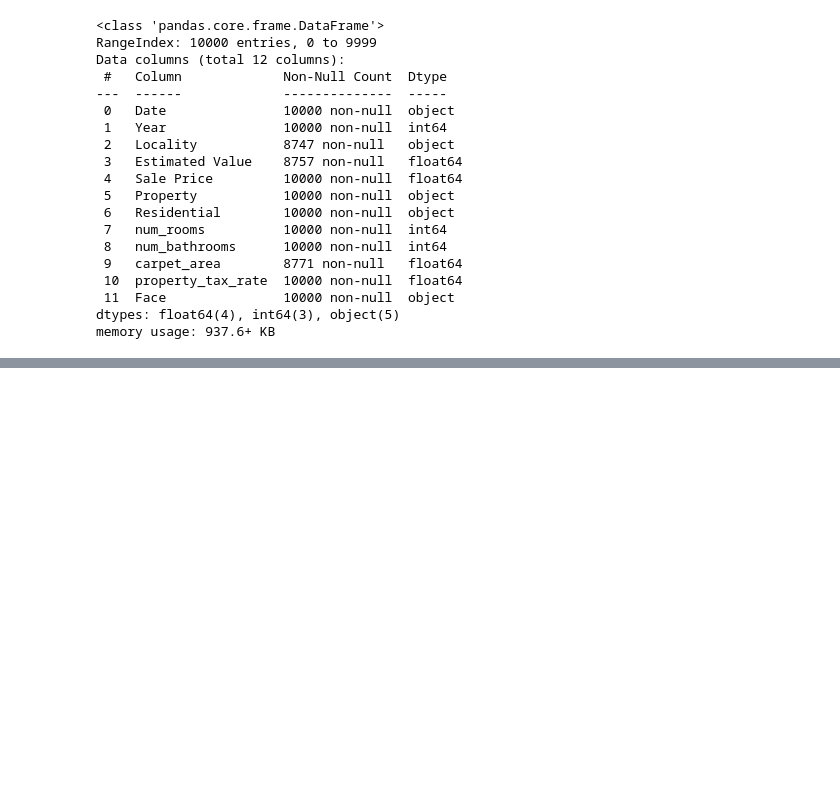
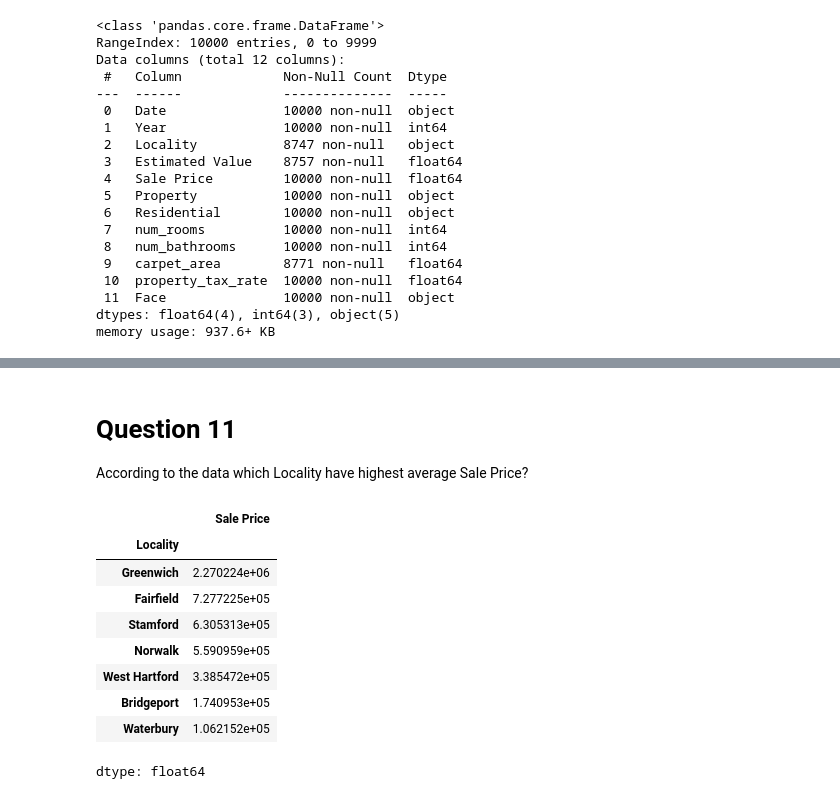
Before and after one commit to morpheus17201/MLP, a Jupyter notebook: Week01_GA2_Colab.ipynb, the cells around one changed output, grey strips where cells are left out. Cells and saved outputs as stored; diff of their text form; code cells hidden in the pictures; blank space fills up the shorter version.

```diff
--- a/Week01_GA2_Colab.ipynb
+++ b/Week01_GA2_Colab.ipynb
@@ -164,0 +173,16 @@ df.dropna(thresh=df.shape[1]).shape[0]
+# %% [markdown]
+# Question 11
+According to the data which Locality have highest average Sale Price?
+# %%
+df.groupby('Locality')['Sale Price'].mean().sort_values(ascending=False)
+# %% [output]
+|  | Sale Price |
+| Locality |  |
+| Greenwich | 2.270224e+06 |
+| Fairfield | 7.277225e+05 |
+| Stamford | 6.305313e+05 |
+| Norwalk | 5.590959e+05 |
+| West Hartford | 3.385472e+05 |
+| Bridgeport | 1.740953e+05 |
+| Waterbury | 1.062152e+05 |
+dtype: float64
```
Also changed, not shown: parts of 45 cells of this notebook.
